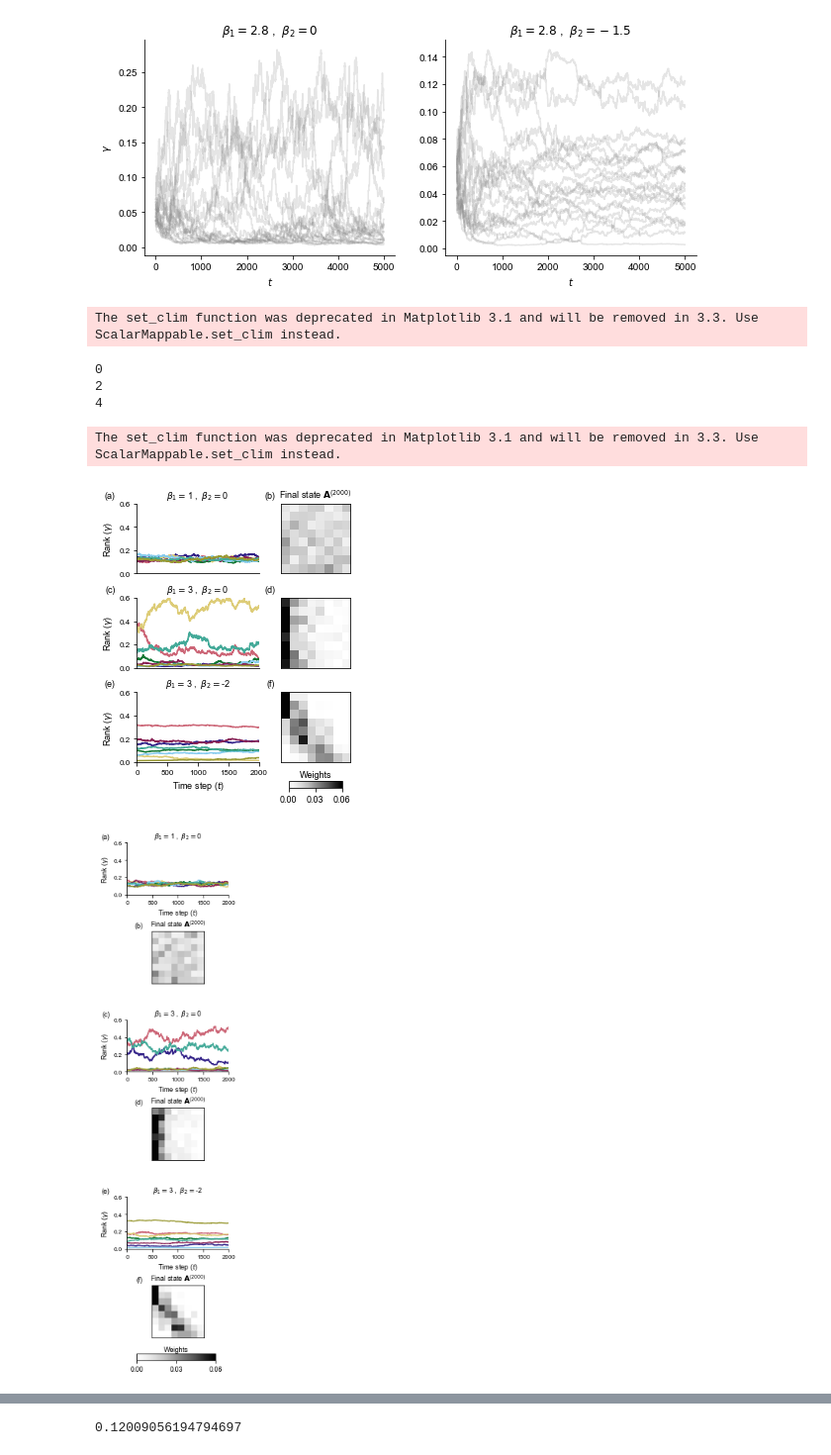
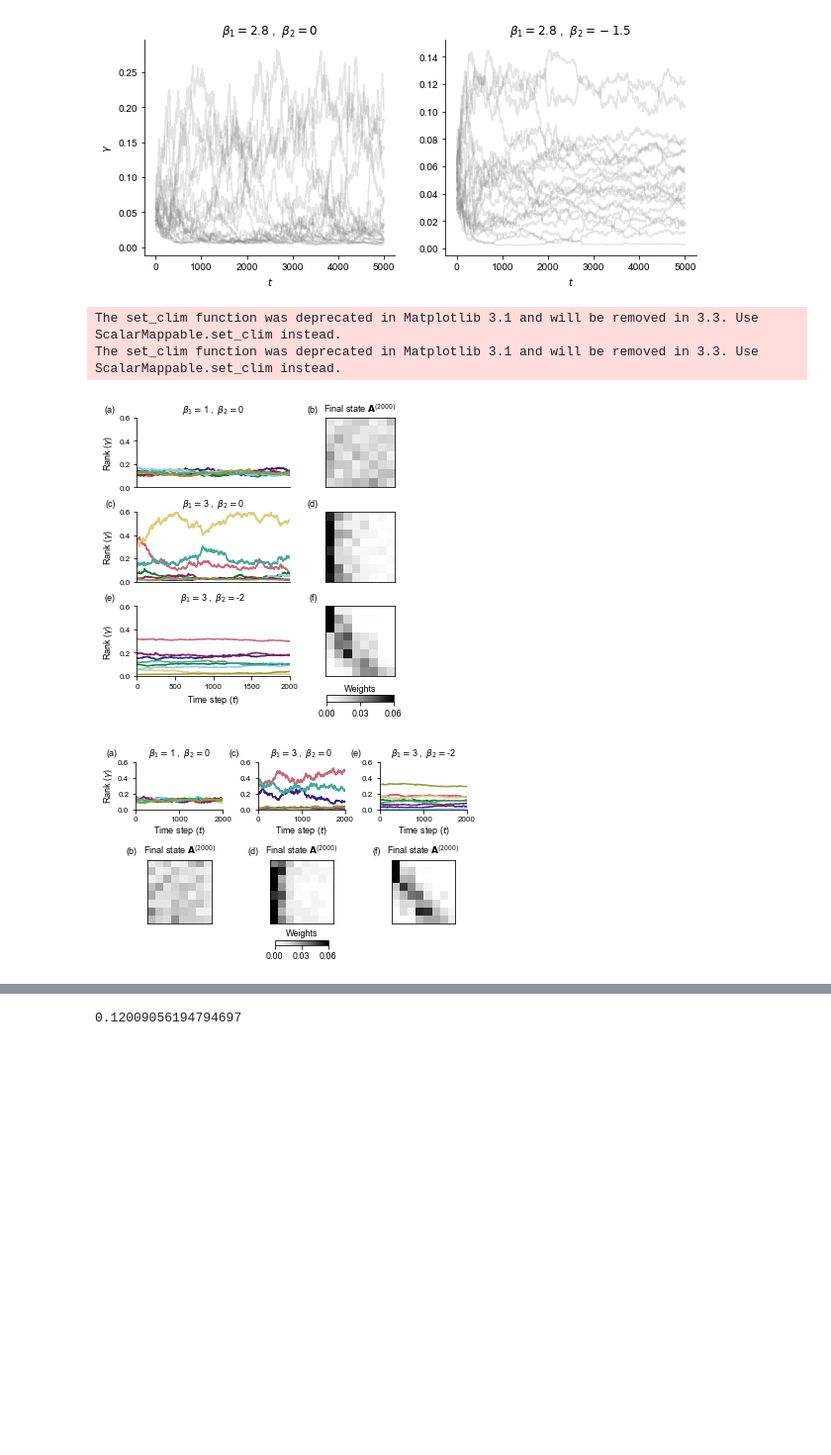
Before and after one commit to PhilChodrow/prestige_reinforcement, a Jupyter notebook: dynamics.ipynb, the cells around one changed output, grey strips where cells are left out. Shown: that part at 99% size. Drawn from its saved outputs; the diff is of its cells as text; code cells hidden in the pictures; blank space fills up the shorter version.

Commit message:
updated si figure

```diff
--- a/dynamics.ipynb
+++ b/dynamics.ipynb
@@ -215,7 +215,7 @@ fontsize = 9
 #####################
 fig, axarr = plt.subplots(len(BETA_1),2, # len(BETA_2)*2,
                           gridspec_kw={'width_ratios': [0.4, 1]},
-                          figsize = (6, 1.6*len(BETA_1)))
+                          figsize = (6/0.8, 1.6*len(BETA_1)))
 
 for i in range(len(BETA_1)):
 #     for j in range(len(BETA_2)): #v2
@@ -303,7 +303,7 @@ cbar_ax.xaxis.set_ticks_position('bottom')
 # add panel labels
 for i, label in enumerate(('(a)','(b)','(c)','(d)','(e)','(f)')):
     ax = axarr[i//2,i%2]
-    hloc = -0.175 + 0.1*(i%2)
+    hloc = -0.175 + 0.035*(i%2+1)
     vloc = 1.185
     ax.text(hloc, vloc, label, transform=ax.transAxes,
       fontsize=fontsize, weight='bold', va='top', ha='right')
@@ -316,19 +316,20 @@ plt.savefig('dynamics_examples_v4.png', bbox_inches = 'tight', dpi = 600)
 #####################
 # Preprint version #
 #####################
-fig, axarr = plt.subplots(len(BETA_1)*2,1, # len(BETA_2)*2,
-                          gridspec_kw={'height_ratios': [1,1,1,1,1,1]},
-                          figsize = (6/2/1.25, 1.6*len(BETA_1)*2.5))
+fig, axarr = plt.subplots(2,len(BETA_1), # len(BETA_2)*2,
+                          gridspec_kw={'height_ratios': [0.75, 1]},
+                          figsize = (2*len(BETA_1),3))
 
 for i in range(len(BETA_1)):
-#     for j in range(1): #v3/4
+#     for j in range(len(BETA_2)): #v2
+    for j in range(1): #v3/4
 
-        row_num = 2*(i)
-        print(row_num)
+        row_num = j
+        col_num = i
 
-        ax = axarr[row_num]
-        beta_1 = BETA_1[i]
-        beta_2 = BETA_2[i] #v3/4
+        ax = axarr[row_num,col_num]
+        beta_1 = BETA_1[col_num]
+        beta_2 = BETA_2[col_num] #v3/4
 
         M = model()
         M.set_score(score_function = lambda A: homebrew_SpringRank_score(A.T))
@@ -353,57 +354,62 @@ for i in range(len(BETA_1)):
         ax.set(xlim = (0, np.int(n_rounds/2)))
         ax.tick_params(labelsize=fontsize-1)
 
+        if row_num > 0:
+            ax.spines['left'].set_visible(False)
+            ax.yaxis.set_ticks([])
+            plt.yticks([])
+
         ax.set_xlabel(xlabel = r'Time step ($t$)', fontsize=fontsize)
-        ax.set_ylabel(ylabel = r'Rank ($\gamma$)', fontsize=fontsize)
+        ax.xaxis.set_label_coords(0.5,-0.3)
+
+        if col_num == 0:
+            ax.set_ylabel(ylabel = r'Rank ($\gamma$)', fontsize=fontsize)
+            ax.yaxis.set_label_coords(-0.24,0.5)
 
         ax.set_title(
             r'$\beta_1 = $' + str(round(beta_1,2)) + r'$\;$,$\;$ $\beta_2 = $' + str(round(beta_2,2)), #v3/4
 #             r'$\beta_1 = $' + str(round(beta_1,2)), #v2
             fontsize=fontsize
         )
 
-        if col_num == highlight_col:
-            ax2 = axarr[row_num+1]
-            A = M.get_states()[-1]
+        ax2 = axarr[row_num+1,col_num]
+        A = M.get_states()[-1]
 
-            v = GAMMA[-1].mean(axis = 0)
-#             ax.imshow(np.ones_like(A), cmap = 'Greys', vmax = 1, vmin = 0, alpha = 1)
-            im = ax2.imshow(matrix_sort(A, -v), vmin = 0., vmax = .06,  cmap = 'Greys', alpha = .99)
-            for pos in ['bottom', 'top', 'left', 'right']:
-                ax2.spines[pos].set_visible(True)
-            ax2.xaxis.set_ticks([])
-            ax2.yaxis.set_ticks([])
-            ax2.set_title(r'Final state $\mathbf{A}^{(2000)}$', fontsize=fontsize)
+        v = GAMMA[-1].mean(axis = 0)
+        im = ax2.imshow(matrix_sort(A, -v), vmin = 0., vmax = .06,  cmap = 'Greys', alpha = .99)
+        for pos in ['bottom', 'top', 'left', 'right']:
+            ax2.spines[pos].set_visible(True)
+        ax2.xaxis.set_ticks([])
+        ax2.yaxis.set_ticks([])
+
+        ax2.set_title(r'Final state $\mathbf{A}^{(2000)}$', fontsize=fontsize)
 
 # add colorbar
-cbar_ax = fig.add_axes([0.2, 0.09, 0.6, 0.01])
+cbar_ax = fig.add_axes([0.45, 0.025, 0.125, 0.02])
 cbar = fig.colorbar(im, cax=cbar_ax, orientation='horizontal')
 cbar.set_clim(0.0,0.06)
 cbar.set_ticks([0.00,0.03,0.06])
 cbar.ax.tick_params(labelsize=fontsize)
-cbar.ax.set_title('Weights',fontsize=fontsize,y=0.7)
+cbar.ax.set_title('Weights',fontsize=fontsize,y=0.65)
 cbar_ax.xaxis.set_ticks_position('bottom')
 
 # add panel labels
 for i, label in enumerate(('(a)','(b)','(c)','(d)','(e)','(f)')):
-    ax = axarr[i]
-    hloc = -0.17
-    vloc = 1.175
+    ax = axarr[i%2,i//2]
+    hloc = -0.175 - 0.035*((i+1)%2)
+    vloc = 1.20 + 0.07*((i+1)%2)
     ax.text(hloc, vloc, label, transform=ax.transAxes,
       fontsize=fontsize, weight='bold', va='top', ha='right')
 
 # adjust spacing
-plt.subplots_adjust(wspace = -0.45, hspace = 0.7)
+plt.subplots_adjust(wspace = 0.4, hspace = 0.9)
 
 plt.savefig('dynamics_examples_v4_preprint.png', bbox_inches = 'tight', dpi = 600)
 # %% [output]
 The set_clim function was deprecated in Matplotlib 3.1 and will be removed in 3.3. Use ScalarMappable.set_clim instead.
+The set_clim function was deprecated in Matplotlib 3.1 and will be removed in 3.3. Use ScalarMappable.set_clim instead.
-0
-2
-4
-The set_clim function was deprecated in Matplotlib 3.1 and will be removed in 3.3. Use ScalarMappable.set_clim instead.
-[figure, old version]
+[figure, new version]
-[figure, old version]
+[figure, new version]
 # %%
 # MK's addition, we can delete this later if needed!
 np.random.seed(seed=6)
```
Also changed, not shown: parts of 1 cell of this notebook, 3 other files.
